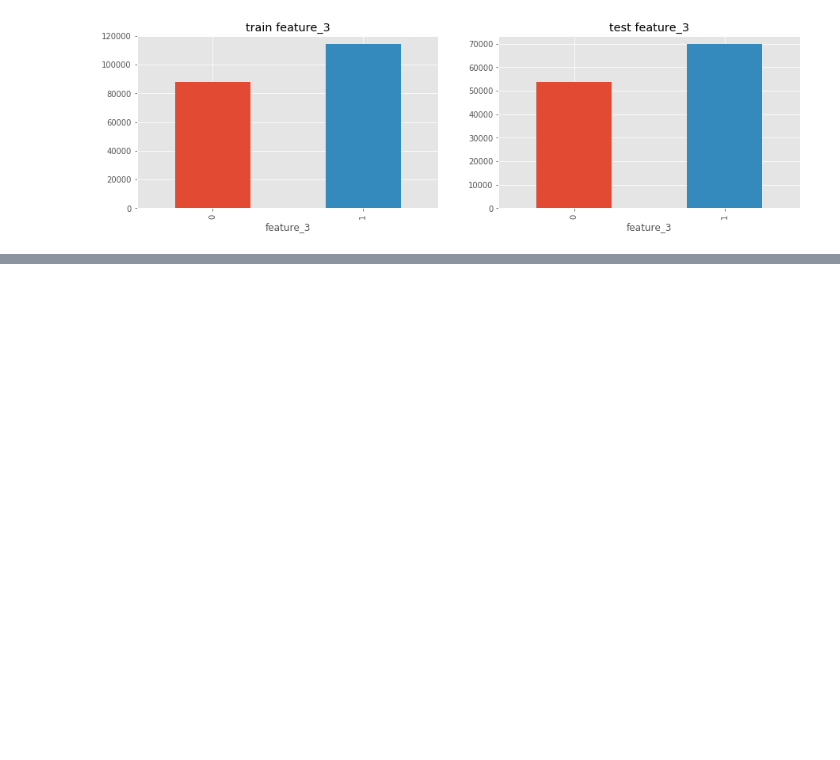
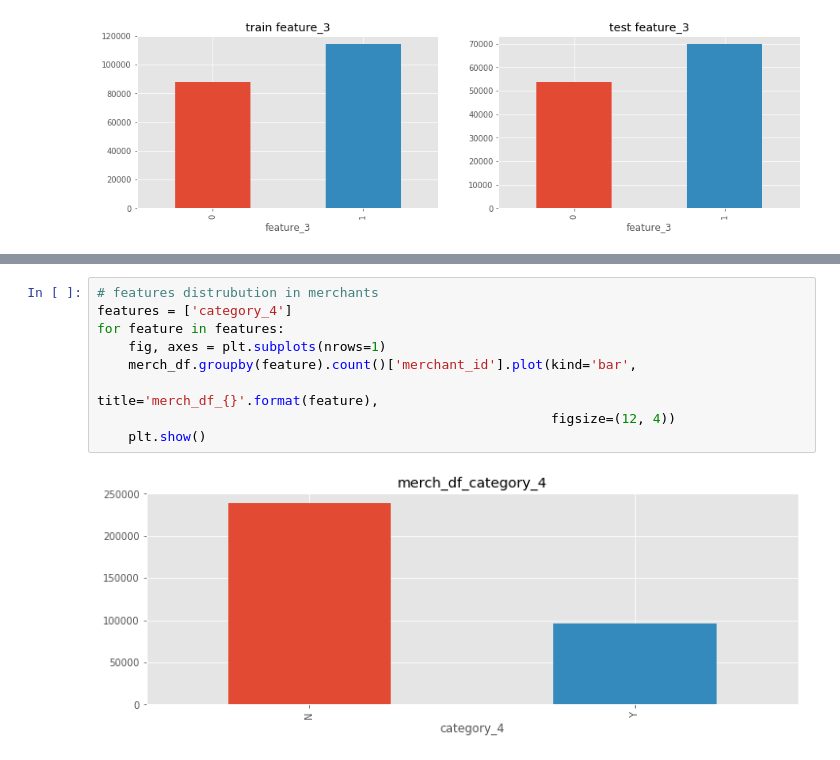
Before and after one commit to freestander/kaggle-elo-recommendation, a Jupyter notebook: notebook/kaggle_elo_recommendation_eda.ipynb, the cells around one changed output, grey strips where cells are left out. Cells and saved outputs as stored; diff of their text form; blank space fills up the shorter version.

```diff
--- a/notebook/kaggle_elo_recommendation_eda.ipynb
+++ b/notebook/kaggle_elo_recommendation_eda.ipynb
@@ -374,0 +571,11 @@ plt.show()
+# %%
+# features distrubution in merchants
+features = ['category_4']
+for feature in features:
+    fig, axes = plt.subplots(nrows=1)
+    merch_df.groupby(feature).count()['merchant_id'].plot(kind='bar',
+                                                          title='merch_df_{}'.format(feature),
+                                                          figsize=(12, 4))
+    plt.show()
+# %% [output]
+[figure, added]
```
Also changed, not shown: parts of 31 cells of this notebook.
